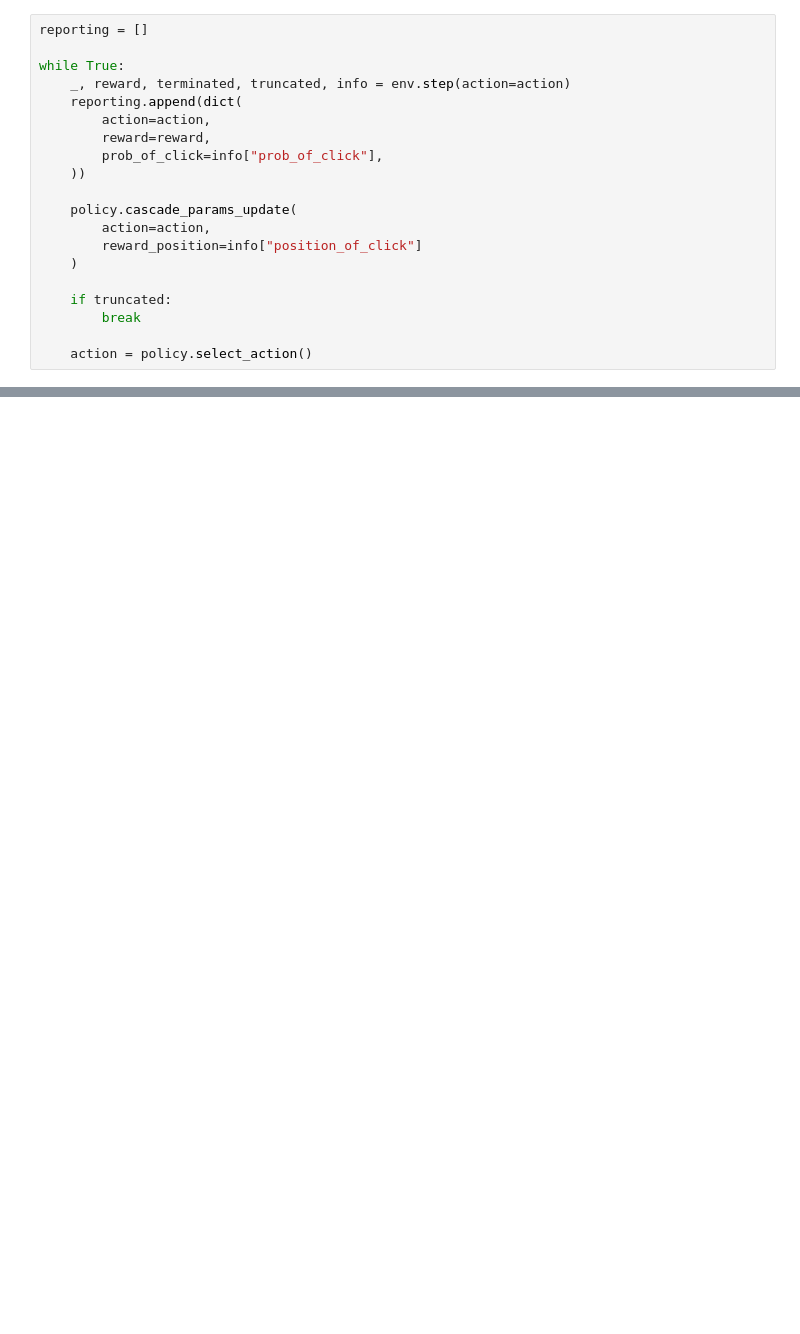
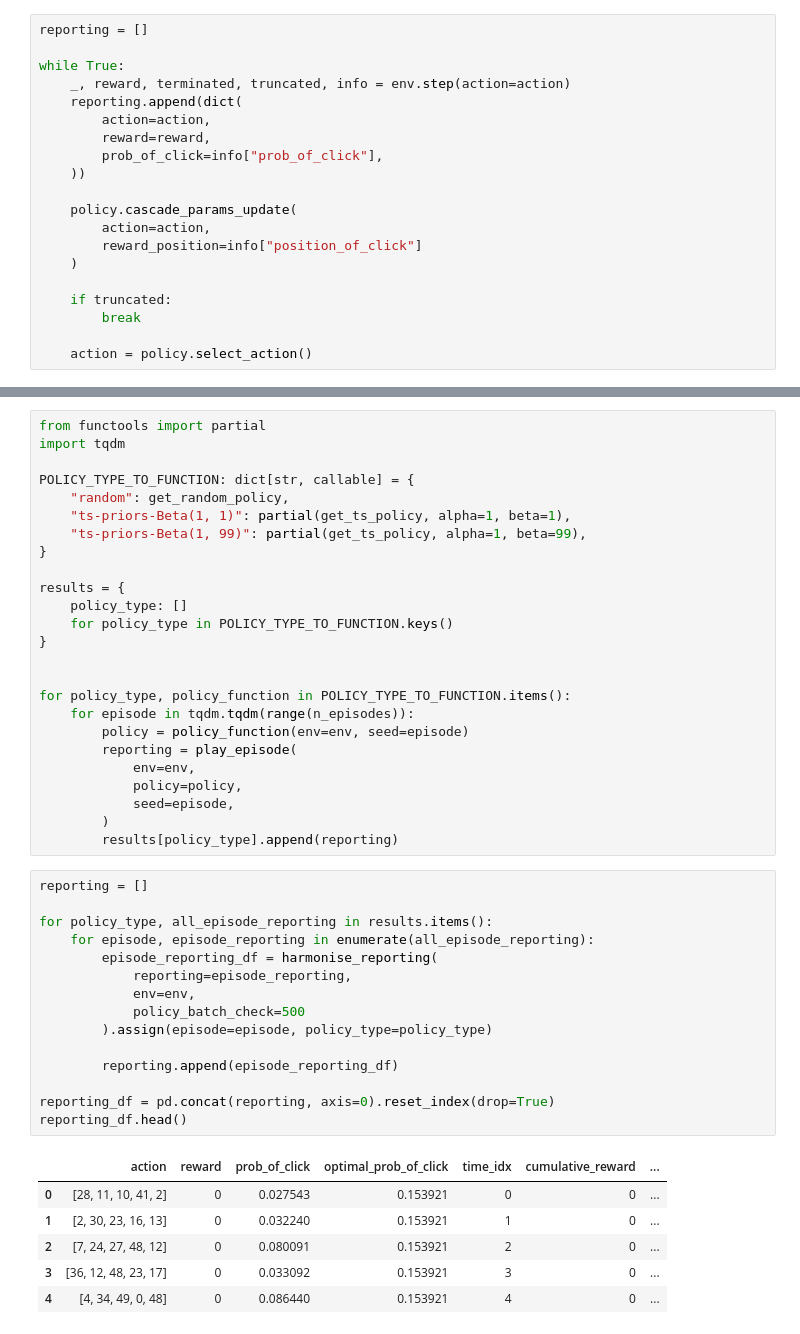
Before and after one commit to chrisHassan/bandits, a Jupyter notebook: examples/cascade/context_free.ipynb, the cells around one changed output, grey strips where cells are left out. Drawn from its saved outputs; the diff is of its cells as text; blank space fills up the shorter version.

```diff
--- a/examples/cascade/context_free.ipynb
+++ b/examples/cascade/context_free.ipynb
@@ -559,0 +718,47 @@ chart
+# %%
+from functools import partial
+import tqdm
+
+POLICY_TYPE_TO_FUNCTION: dict[str, callable] = {
+    "random": get_random_policy,
+    "ts-priors-Beta(1, 1)": partial(get_ts_policy, alpha=1, beta=1),
+    "ts-priors-Beta(1, 99)": partial(get_ts_policy, alpha=1, beta=99),
+}
+
+results = {
+    policy_type: []
+    for policy_type in POLICY_TYPE_TO_FUNCTION.keys()
+}
+
+
+for policy_type, policy_function in POLICY_TYPE_TO_FUNCTION.items():
+    for episode in tqdm.tqdm(range(n_episodes)):
+        policy = policy_function(env=env, seed=episode)
+        reporting = play_episode(
+            env=env,
+            policy=policy,
+            seed=episode,
+        )
+        results[policy_type].append(reporting)
+# %%
+reporting = []
+
+for policy_type, all_episode_reporting in results.items():
+    for episode, episode_reporting in enumerate(all_episode_reporting):
+        episode_reporting_df = harmonise_reporting(
+            reporting=episode_reporting,
+            env=env,
+            policy_batch_check=500
+        ).assign(episode=episode, policy_type=policy_type)
+
+        reporting.append(episode_reporting_df)
+
+reporting_df = pd.concat(reporting, axis=0).reset_index(drop=True)
+reporting_df.head()
+# %% [output]
+|  | action | reward | prob_of_click | optimal_prob_of_click | time_idx | cumulative_reward | ... |
+| 0 | [28, 11, 10, 41, 2] | 0 | 0.027543 | 0.153921 | 0 | 0 | ... |
+| 1 | [2, 30, 23, 16, 13] | 0 | 0.032240 | 0.153921 | 1 | 0 | ... |
+| 2 | [7, 24, 27, 48, 12] | 0 | 0.080091 | 0.153921 | 2 | 0 | ... |
+| 3 | [36, 12, 48, 23, 17] | 0 | 0.033092 | 0.153921 | 3 | 0 | ... |
+| 4 | [4, 34, 49, 0, 48] | 0 | 0.086440 | 0.153921 | 4 | 0 | ... |
```
Also changed, not shown: parts of 43 cells of this notebook, 22 other files.
